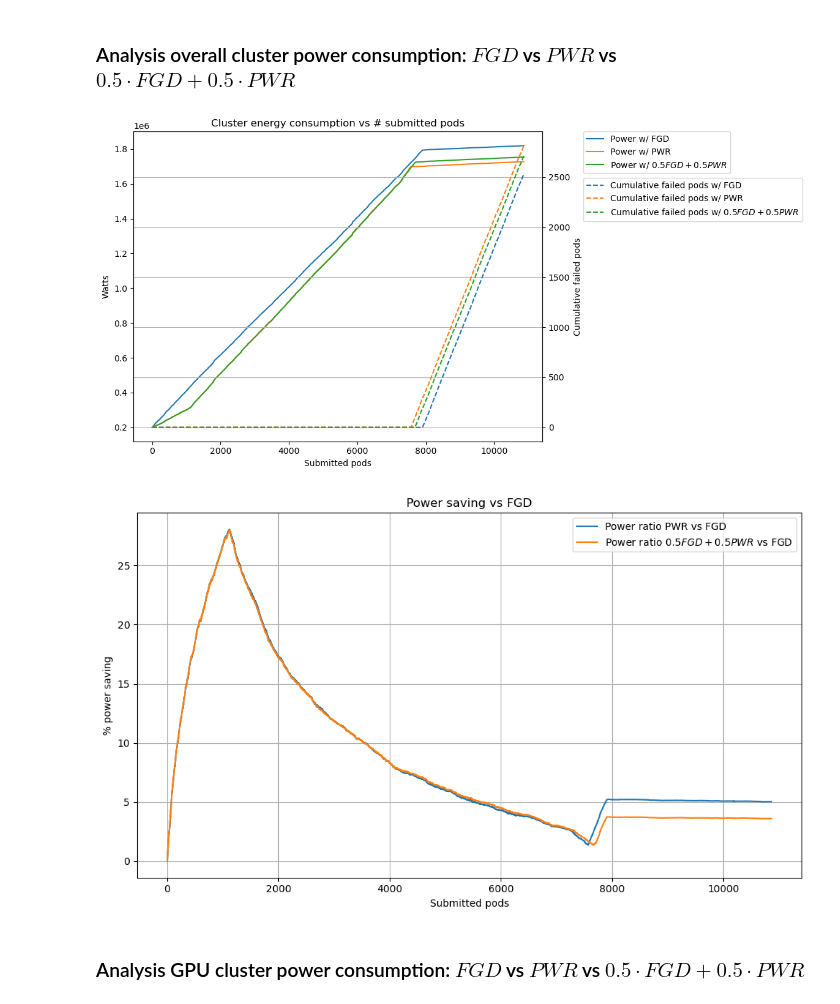
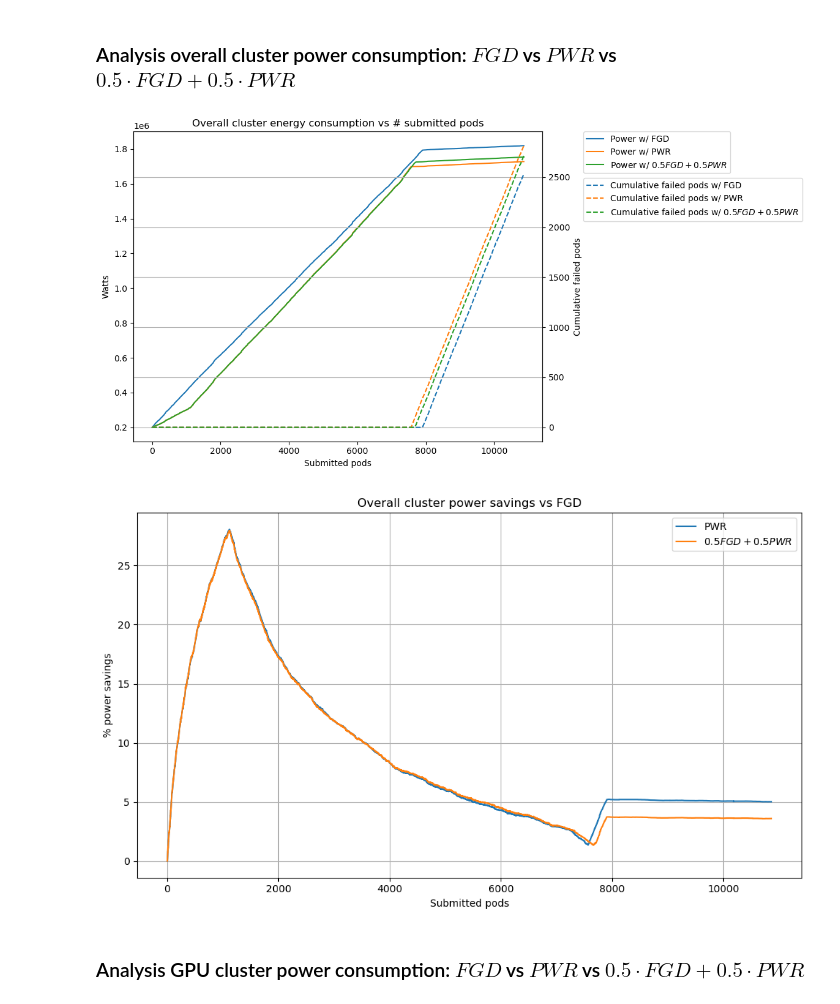
Before and after one commit to Fr4nz83/PWR-plugin-kubernetes, a Jupyter notebook: experiments/Simple power consumption analysis.ipynb, the cells around one changed output. Cells and saved outputs as stored; diff of their text form; code cells hidden in the pictures.

```diff
--- a/experiments/Simple power consumption analysis.ipynb
+++ b/experiments/Simple power consumption analysis.ipynb
@@ -70,33 +70,33 @@ ax2.tick_params(axis='y')
 ax1.legend(loc='upper left', bbox_to_anchor=(1.1, 1), borderaxespad=0.)
 ax2.legend(loc='upper left', bbox_to_anchor=(1.1, 0.85), borderaxespad=0.)
 
-plt.title('Cluster energy consumption vs # submitted pods')
+plt.title('Overall cluster energy consumption vs # submitted pods')
 plt.grid(True)
 plt.tight_layout()
 plt.show()
 # %% [output]
-[figure, old version]
+[figure, new version]
 # %%
 df_fgd = df_pwr_dict['06-FGD']
 df_pwr = df_pwr_dict['07-PWR']
 df_mix = df_pwr_dict['08-MIX']
 
 # Plotting
 fig, ax1 = plt.subplots(figsize=(10, 6))
-ax1.plot(df_pwr.index, (df_fgd['power_cluster'] - df_pwr['power_cluster']) / df_fgd['power_cluster'] * 100, label='Power ratio PWR vs FGD')
-ax1.plot(df_mix.index, (df_fgd['power_cluster'] - df_mix['power_cluster']) / df_fgd['power_cluster'] * 100, label='Power ratio $0.5FGD + 0.5PWR$ vs FGD')
+ax1.plot(df_pwr.index, (df_fgd['power_cluster'] - df_pwr['power_cluster']) / df_fgd['power_cluster'] * 100, label='PWR')
+ax1.plot(df_mix.index, (df_fgd['power_cluster'] - df_mix['power_cluster']) / df_fgd['power_cluster'] * 100, label='$0.5FGD + 0.5PWR$')
 ax1.set_xlabel('Submitted pods')
-ax1.set_ylabel('% power saving')
+ax1.set_ylabel('% power savings')
 
 # Legends
 ax1.legend(loc='upper right')
 
-plt.title('Power saving vs FGD')
+plt.title('Overall cluster power savings vs FGD')
 plt.grid(True)
 plt.tight_layout()
 plt.show()
 # %% [output]
-[figure, old version]
+[figure, new version]
 # %% [markdown]
 ### Analysis GPU cluster power consumption: $FGD$ vs $PWR$ vs $0.5 \cdot FGD + 0.5 \cdot PWR$
 # %%
```
Also changed, not shown: parts of 2 cells of this notebook, 1 other file.
